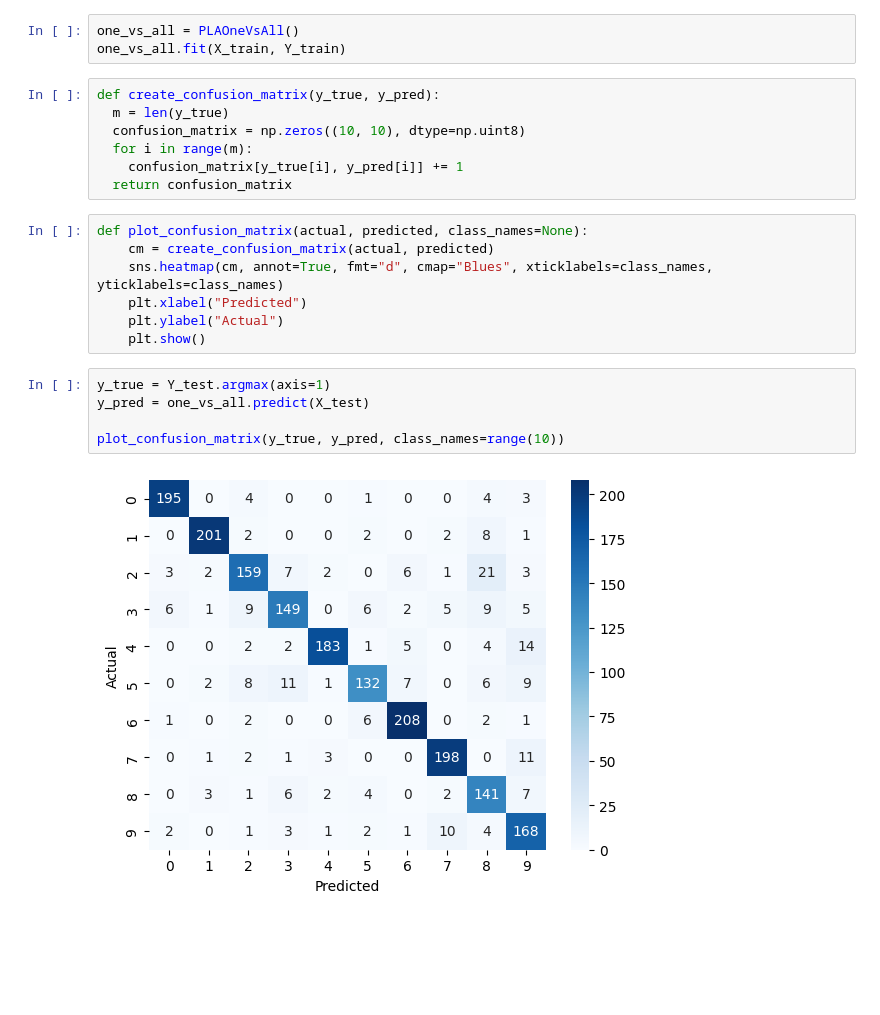
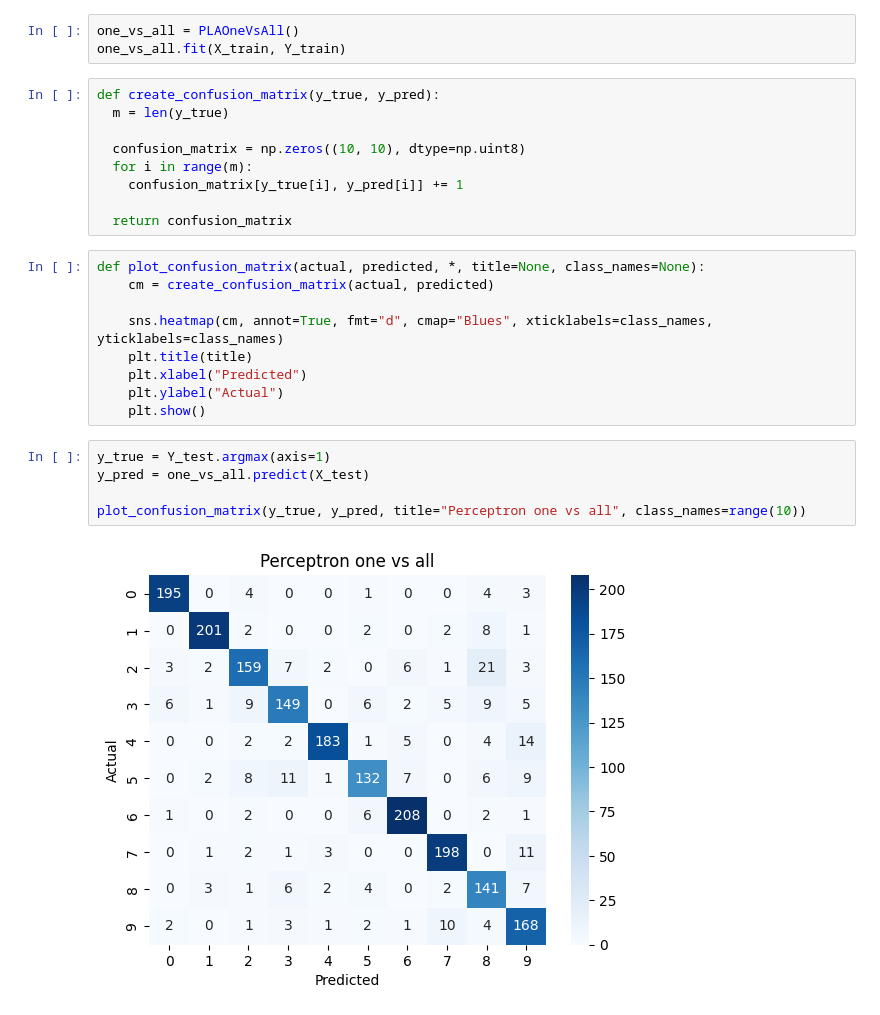
Before and after one commit to tomerab1/Introduction-to-Computational-Learning-Assignments, a Jupyter notebook: mmn11.ipynb, the cells around one changed output. Saved outputs shown, nothing was run; the diff lists cells and outputs as text; blank space fills up the shorter version.

```diff
--- a/mmn11.ipynb
+++ b/mmn11.ipynb
@@ -122,21 +122,25 @@ one_vs_all.fit(X_train, Y_train)
 # %%
 def create_confusion_matrix(y_true, y_pred):
   m = len(y_true)
+
   confusion_matrix = np.zeros((10, 10), dtype=np.uint8)
   for i in range(m):
     confusion_matrix[y_true[i], y_pred[i]] += 1
+
   return confusion_matrix
 # %%
-def plot_confusion_matrix(actual, predicted, class_names=None):
+def plot_confusion_matrix(actual, predicted, *, title=None, class_names=None):
     cm = create_confusion_matrix(actual, predicted)
+
     sns.heatmap(cm, annot=True, fmt="d", cmap="Blues", xticklabels=class_names, yticklabels=class_names)
+    plt.title(title)
     plt.xlabel("Predicted")
     plt.ylabel("Actual")
     plt.show()
 # %%
 y_true = Y_test.argmax(axis=1)
 y_pred = one_vs_all.predict(X_test)
 
-plot_confusion_matrix(y_true, y_pred, class_names=range(10))
+plot_confusion_matrix(y_true, y_pred, title="Perceptron one vs all", class_names=range(10))
 # %% [output]
-[figure, old version]
+[figure, new version]
```
Also changed, not shown: 1 other file.
